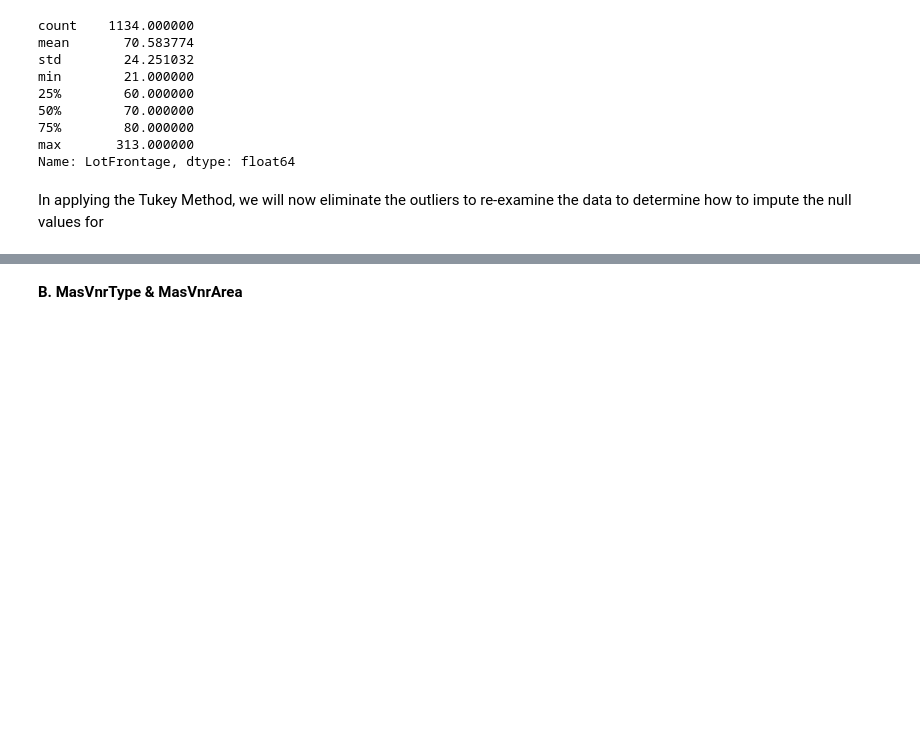
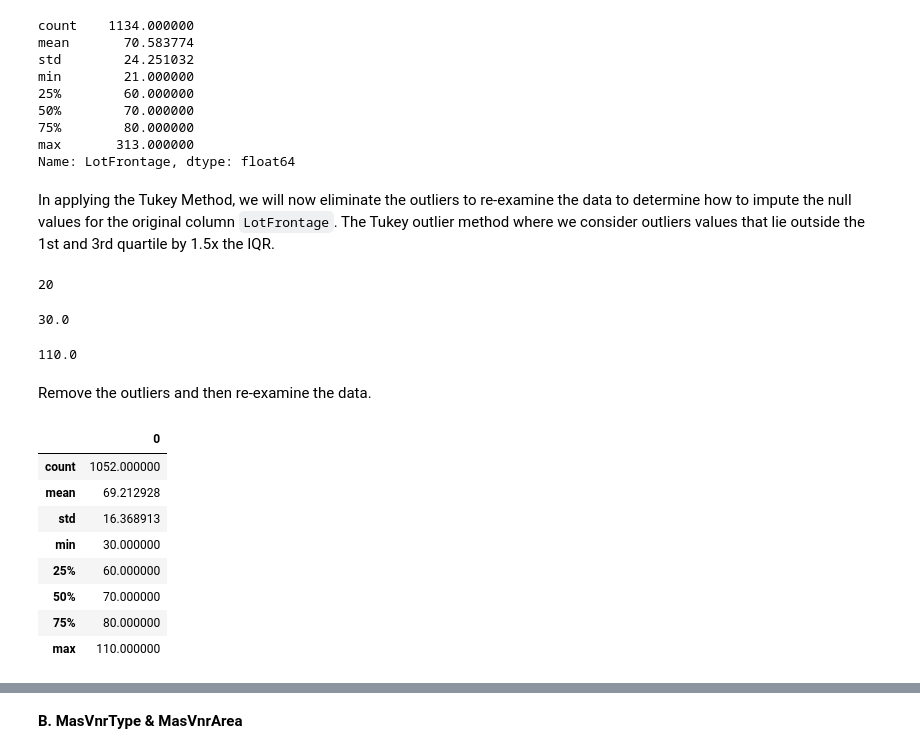
Before and after one commit to godsylla/Housing-Sales-Price-Predictions-Regression-, a Jupyter notebook: ipynb/Part01 - Ames Housing Data - Load, Inspect, Clean Data.ipynb, the cells around one changed output, grey strips where cells are left out. Cells and saved outputs as stored; diff of their text form; code cells hidden in the pictures; blank space fills up the shorter version.

```diff
--- a/ipynb/Part01 - Ames Housing Data - Load, Inspect, Clean Data.ipynb
+++ b/ipynb/Part01 - Ames Housing Data - Load, Inspect, Clean Data.ipynb
@@ -1044,4 +1044,32 @@ min        21.000000
 max       313.000000
 Name: LotFrontage, dtype: float64
 # %% [markdown]
-In applying the Tukey Method, we will now eliminate the outliers to re-examine the data to determine how to impute the null values for
+In applying the Tukey Method, we will now eliminate the outliers to re-examine the data to determine how to impute the null values for the original column `LotFrontage`. The Tukey outlier method where we consider outliers values that lie outside the 1st and 3rd quartile by 1.5x the IQR.
+# %%
+IQR = 80-60
+lower_boundary = 60-(1.5*IQR)
+upper_boundary = 80+(1.5*IQR)
+
+display(IQR)
+display(lower_boundary)
+display(upper_boundary)
+# %% [output]
+20
+30.0
+110.0
+# %% [markdown]
+Remove the outliers and then re-examine the data.
+# %%
+lotfrontage_nonnull_nooutliers = [value for value in lotfrontage_nonnull if ((value >= 30) & (value <= 110))]
+lotfrontage_cleaned_df = pd.DataFrame(lotfrontage_nonnull_nooutliers)
+lotfrontage_cleaned_df.describe()
+# %% [output]
+|  | 0 |
+| count | 1052.000000 |
+| mean | 69.212928 |
+| std | 16.368913 |
+| min | 30.000000 |
+| 25% | 60.000000 |
+| 50% | 70.000000 |
+| 75% | 80.000000 |
+| max | 110.000000 |
```
Also changed, not shown: parts of 22 cells of this notebook, 1 other file.
